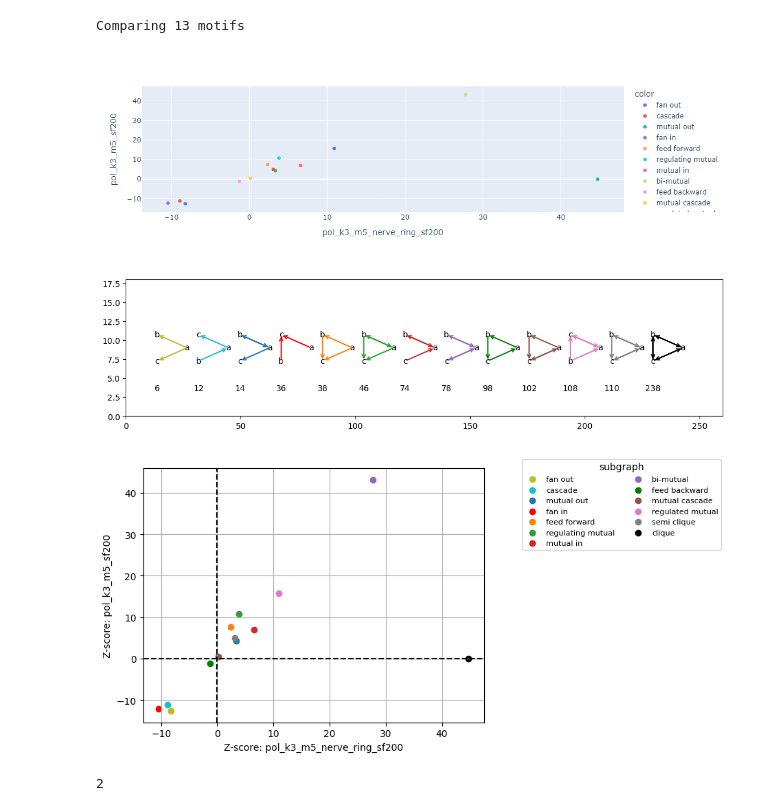
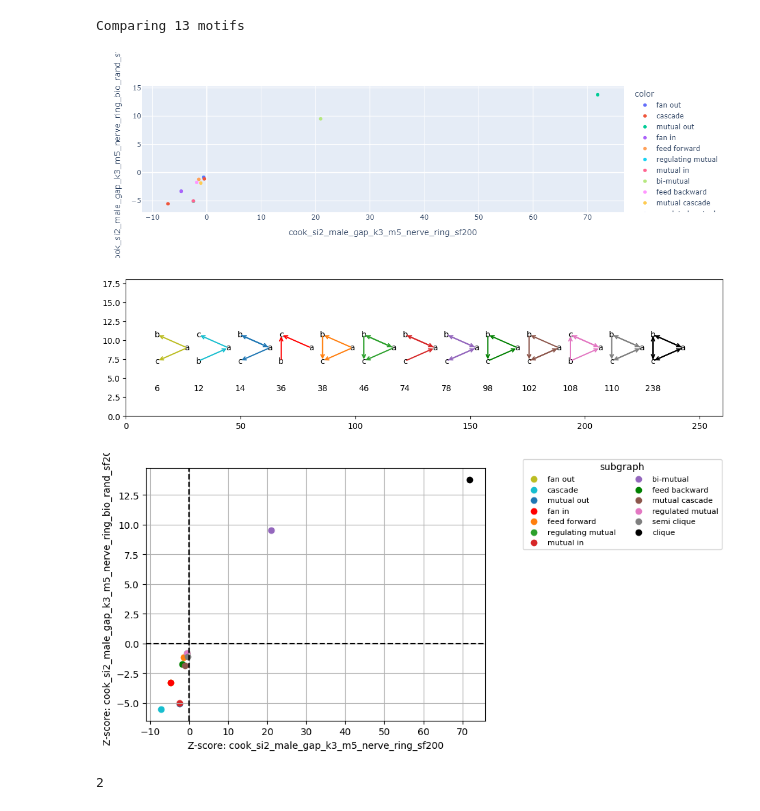
Before and after one commit to deangeckt/network_motifs, a Jupyter notebook: post_motif_analysis/2_network_motif_comparison.ipynb, the cells around one changed output. Drawn from its saved outputs; the diff is of its cells as text; code cells hidden in the pictures.

Commit message:
finish the 2 network comparison analysis (new bin files) on the nerve-ring

```diff
--- a/post_motif_analysis/2_network_motif_comparison.ipynb
+++ b/post_motif_analysis/2_network_motif_comparison.ipynb
@@ -171,11 +170,8 @@ def z_score_compare(motifs1: list[Motif], motifs2: list[Motif], use_full_name=Fa
 # 1. sf200 is important (there are changes) only for the nerve ring (NR) + bio-rand
 # 2. intresting comparisons would be: a) NR vs NR with bio-rand b) full connectone vs NR
 
-# results from a): pol data: bi-mutual (78) turns from strong Motif w/o bio-rand to weak almost None Motif
-# results from a): cook herm-all + herm-chem data: same on circuits: bi-mutual, semi-cliqe, mutual in and out, mutual cascade,
-# but less so on the herm-gap data.
-
-# results from b): on polartiy data: ffl on NR is not a Motif, and clicqe is
+# results of a) are in the 'lost motifs' google doc
+# results of b): on polartiy data: ffl on NR is not a Motif, and clicqe is
 
 name1 = 'pol_k3_m5_nerve_ring_sf200'
 # name2 = 'pol_k3_m5_nerve_ring_bio_rand_sf200'
@@ -185,38 +181,46 @@ name2 = 'pol_k3_m5_sf200'
 # name2 = 'cook_si2_herm_all_k3_m5_nerve_ring_bio_rand_sf200'
 
 # name1 = 'cook_si2_herm_chem_k3_m5_nerve_ring_sf200'
 # name2 = 'cook_si2_herm_chem_k3_m5_nerve_ring_bio_rand_sf200'
 
 # name1 = 'cook_si2_herm_gap_k3_m5_nerve_ring_sf200'
 # name2 = 'cook_si2_herm_gap_k3_m5_nerve_ring_bio_rand_sf200'
 
+# MALE
 
-### compare the SF
+# name1 = 'cook_si2_male_chem_k3_m5_nerve_ring_sf200'
+# name2 = 'cook_si2_male_chem_k3_m5_nerve_ring_bio_rand_sf200'
+
+name1 = 'cook_si2_male_gap_k3_m5_nerve_ring_sf200'
+name2 = 'cook_si2_male_gap_k3_m5_nerve_ring_bio_rand_sf200'
+
+
+### compare the SF - conclusion: sf200 is sufficient
 # name1 = 'pol_k3_m5_nerve_ring_bio_rand' #sf10
 # name1 = 'pol_k3_m5_nerve_ring_bio_rand_sf200'
 # name1 = 'pol_k3_m5_nerve_ring_bio_rand_sf300'
 # name2 = 'pol_k3_m5_nerve_ring_bio_rand_sf400'
-# TODO 1000 vs 200
 
-
+# name1 = 'pol_k3_m5_nerve_ring_bio_rand_sf200'
+# name2 = 'pol_k3_m5_nerve_ring_bio_rand_sf1000'
 
 d1 = import_results(f'results/{name1}.bin')
 d2 = import_results(f'results/{name2}.bin')
 
 motifs1 = d1['motifs']
 motifs2 = d2['motifs']
 
 # polarity_motifs1 = get_polarity_motifs_list(motifs1)
 # polarity_motifs2 = get_polarity_motifs_list(motifs2)
 
 draw_graphs(motifs1)
 z_score_compare(list(motifs1.values()), list(motifs2.values()), use_full_name=True, filter_th=0, norm=False)
 # z_score_compare(polarity_motifs1, polarity_motifs2, use_full_name=False, filter_th=2.0, norm=False)
 # %% [output]
 Comparing 13 motifs
-[figure, old version]
+[figure, new version]
 [figure]
-[figure, old version]
+[figure, new version]
 # %%
 motifs1[238].n_real
 # %% [output]
```
Also changed, not shown: parts of 1 cell of this notebook, 6 other files.
